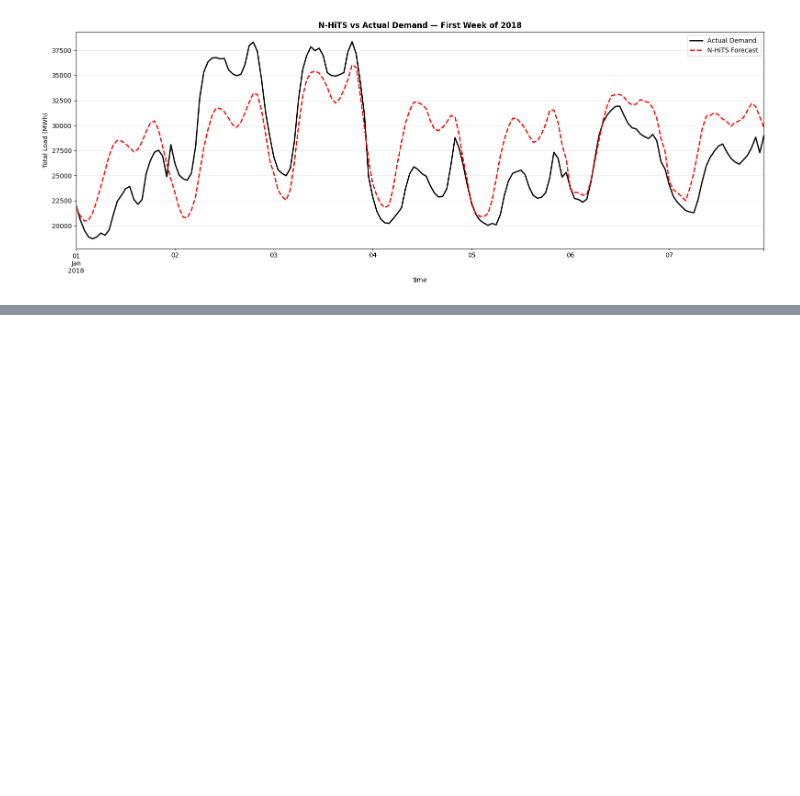
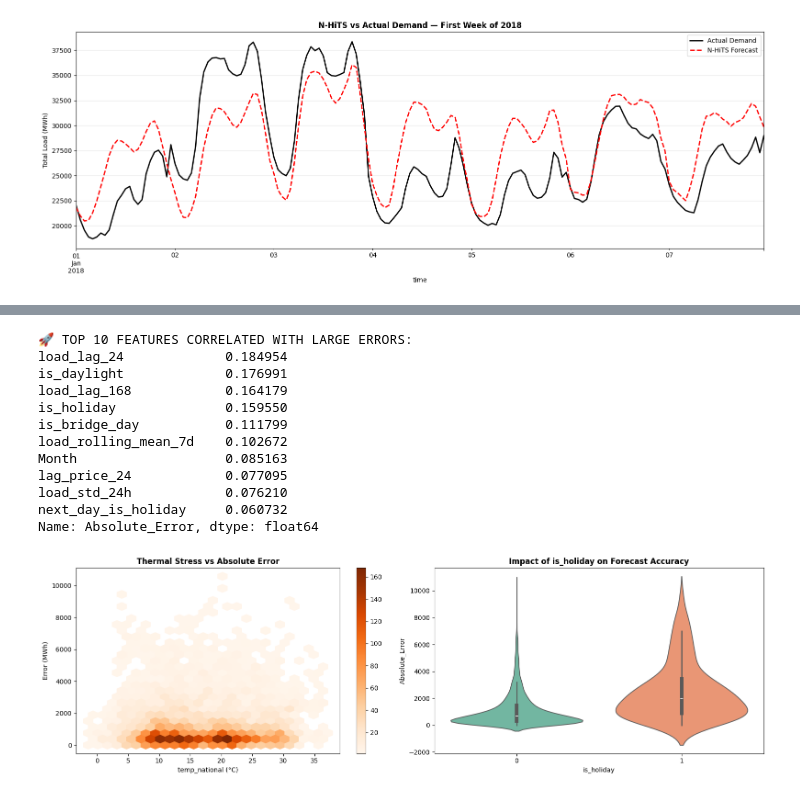
Before and after one commit to MariaGoico/Time_Series_Final_Project, a Jupyter notebook: modeling_pipeline.ipynb, the cells around one changed output, grey strips where cells are left out. Cells and saved outputs as stored; diff of their text form; code cells hidden in the pictures; blank space fills up the shorter version.

```diff
--- a/modeling_pipeline.ipynb
+++ b/modeling_pipeline.ipynb
@@ -717,0 +622,67 @@ Ensemble: Stacking     1374.54  4.63  1921.53  1104.69
+# %%
+# ==============================================================================
+# ANALYSIS 3: EXTERNAL ERROR DRIVERS (FIXED FOR TZ-ERROR)
+# ==============================================================================
+# 1. Clean X_test and error_df to be both TZ-NAIVE
+X_analysis = X_test.copy()
+error_analysis = error_df.copy()
+
+# Force both to be naive (UTC-based but without the 'offset' info)
+if X_analysis.index.tz is not None:
+    X_analysis.index = X_analysis.index.tz_convert(None)
+
+if error_analysis.index.tz is not None:
+    error_analysis.index = error_analysis.index.tz_convert(None)
+
+# 2. Perform the Join
+analysis_df = error_analysis.join(X_analysis, how="inner")
+
+# 3.1 Top Feature Correlations with Absolute Error
+numeric_cols = analysis_df.select_dtypes(include=[np.number]).columns
+error_corr = (
+    analysis_df[numeric_cols]
+    .corr()["Absolute_Error"]
+    .drop(["Error","Absolute_Error","Percentage_Error","Actual_Demand","Predicted_Demand"], errors='ignore')
+    .sort_values(ascending=False)
+)
+
+print("🚀 TOP 10 FEATURES CORRELATED WITH LARGE ERRORS:")
+print(error_corr.head(10))
+
+# 3.2 Temperature Stress vs Error
+fig, (ax1, ax2) = plt.subplots(1, 2, figsize=(16, 5))
+
+# Temperature vs Error Hexbin
+temp_col = 'temp_national' if 'temp_national' in analysis_df.columns else analysis_df.columns[5] # fallback
+hb = ax1.hexbin(analysis_df[temp_col], analysis_df["Absolute_Error"],
+                gridsize=25, cmap="Oranges", mincnt=1)
+ax1.set_title("Thermal Stress vs Absolute Error", fontweight="bold")
+ax1.set_xlabel(f"{temp_col} (°C)")
+ax1.set_ylabel("Error (MWh)")
+fig.colorbar(hb, ax=ax1)
+
+# Holiday Impact
+# Search for holiday column dynamically
+hol_col = [c for c in analysis_df.columns if "holiday" in c.lower()]
+if hol_col:
+    sns.violinplot(data=analysis_df, x=hol_col[0], y="Absolute_Error", ax=ax2, palette="Set2")
+    ax2.set_title(f"Impact of {hol_col[0]} on Forecast Accuracy", fontweight="bold")
+else:
+    ax2.text(0.5, 0.5, "Holiday column not found", ha='center')
+
+plt.tight_layout()
+plt.show()
+# %% [output]
+🚀 TOP 10 FEATURES CORRELATED WITH LARGE ERRORS:
+load_lag_24             0.184954
+is_daylight             0.176991
+load_lag_168            0.164179
+is_holiday              0.159550
+is_bridge_day           0.111799
+load_rolling_mean_7d    0.102672
+Month                   0.085163
+lag_price_24            0.077095
+load_std_24h            0.076210
+next_day_is_holiday     0.060732
+Name: Absolute_Error, dtype: float64
+[figure, added]
```
Also changed, not shown: parts of 33 cells of this notebook.
